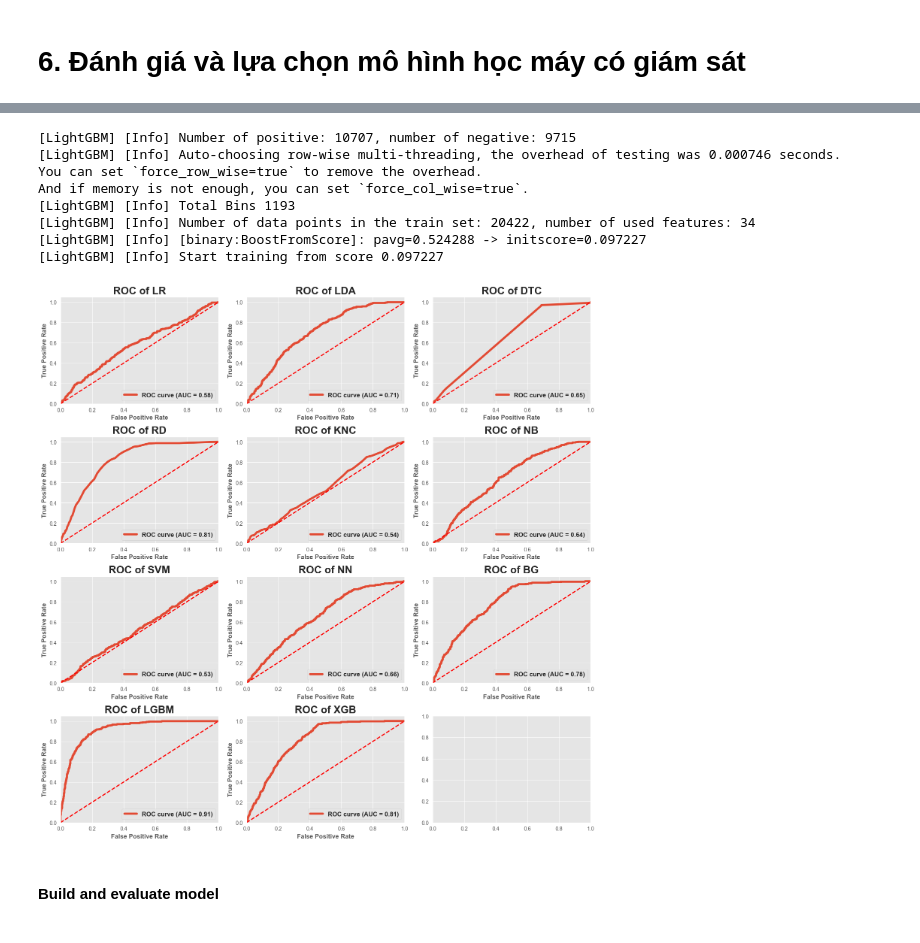
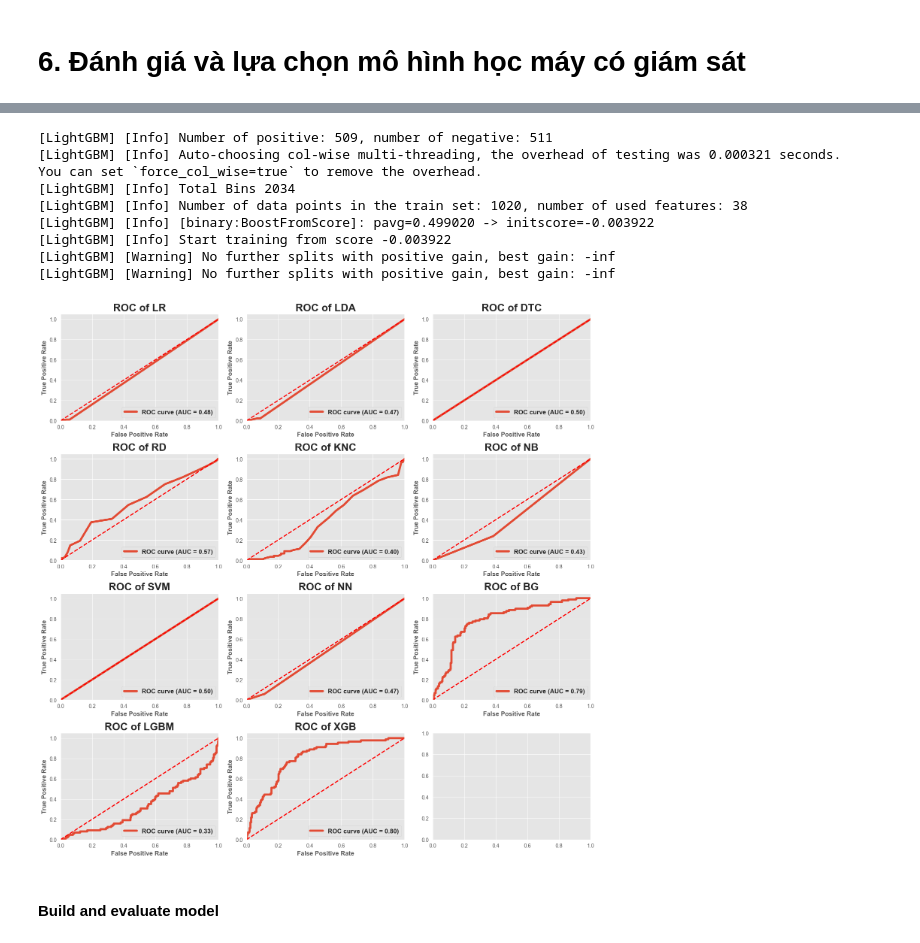
Before and after one commit to dinhtanloc/ads_fraud_detection, a Jupyter notebook: src/prj1/4.traditional_model/exp_gan/traditional model5_2 copy.ipynb, the cells around one changed output, grey strips where cells are left out. Saved outputs shown, nothing was run; the diff lists cells and outputs as text; code cells hidden in the pictures.

```diff
--- a/src/prj1/4.traditional_model/exp_gan/traditional model5_2 copy.ipynb
+++ b/src/prj1/4.traditional_model/exp_gan/traditional model5_2 copy.ipynb
@@ -32,3 +32,7 @@ class_weights_dict
+# %%
+label_encoder = LabelEncoder()
+y_train['fraud_reported'] = label_encoder.fit_transform(y_train['fraud_reported'])
+y_test['fraud_reported'] = label_encoder.fit_transform(y_test['fraud_reported'])
 # %%
 print(y_train.value_counts())
 print(y_test.value_counts())
@@ -229,6 +240,13 @@ names = [
     'LGBM',  # Thêm mô hình LightGBM
     'XGB'    # Thêm mô hình XGBoost
 ]
+# %%
+category_columns=dict(np.load(f'{exps_dir}/exp1/columns_dtype.npz',allow_pickle=True))['category_columns']
+for column in category_columns:
+    if column=="fraud_reported":
+        continue
+    label_encoder = LabelEncoder()
+    x_test[column] = label_encoder.fit_transform(x_test[column])
 # %%
 import matplotlib.pyplot as plt
 from sklearn.metrics import roc_curve, auc
@@ -254,46 +272,47 @@ def plot_roc_curve(model, name, X_test, y_test, ax):
     ax.set_ylim([0.0, 1.05])
     ax.set_xlabel('False Positive Rate', fontsize=12, weight='bold')  # Đặt kích thước và độ dày cho nhãn trục x
     ax.set_ylabel('True Positive Rate', fontsize=12, weight='bold')   # Đặt kích thước và độ dày cho nhãn trục y
     ax.set_title(f'ROC of {name}',fontsize=20, weight='bold')  # Đặt kích thước và độ dày cho tiêu đề
     ax.legend(loc="lower right", prop={'size': 12, 'weight': 'bold'})  # Đặt kích thước và độ dày cho chú thích
 
 
 # Tạo một lưới đồ thị 3x3
 fig, axes = plt.subplots(4, 3, figsize=(15, 15))
 models = [
-    LogisticRegression(class_weight='balanced', random_state=seed),
+    LogisticRegression(class_weight=class_weights_dict, random_state=seed),
     LinearDiscriminantAnalysis(),
-    DecisionTreeClassifier(criterion='gini', max_depth=5, min_samples_split=4, class_weight='balanced', random_state=seed),
-    RandomForestClassifier(n_estimators=100, random_state=seed, class_weight='balanced'),
+    DecisionTreeClassifier(criterion='gini', max_depth=5, min_samples_split=4, random_state=seed, class_weight=class_weights_dict),
+    RandomForestClassifier(n_estimators=100, random_state=seed),
     KNeighborsClassifier(n_neighbors=100),
     GaussianNB(),
-    SVC(kernel='rbf', gamma='scale', class_weight='balanced', random_state=seed),
+    SVC(kernel='rbf', gamma='scale', random_state=seed, class_weight=class_weights_dict),
     MLPClassifier(hidden_layer_sizes=(100,), max_iter=500, random_state=seed),
     GradientBoostingClassifier(n_estimators=100, learning_rate=1.0, max_depth=1, random_state=42),
     LGBMClassifier(n_estimators=100, learning_rate=0.1, max_depth=-1, random_state=seed),  # Mô hình LightGBM
     XGBClassifier(n_estimators=100, learning_rate=0.1, max_depth=3, random_state=seed, use_label_encoder=False, eval_metric='mlogloss')  # Mô hình XGBoost# Lặp qua từng mô hình và vẽ đường cong ROC
 ]
 for i, model in enumerate(models):
     name=names[i]
     row = i // 3
     col = i % 3
     plot_roc_curve(model,name , x_test, y_test, ax=axes[row, col])
 
 # Cân chỉnh khoảng cách giữa các subplot
 plt.tight_layout()
 
 # Hiển thị đồ thị
 plt.show()
 # %% [output]
-[LightGBM] [Info] Number of positive: 10707, number of negative: 9715
-[LightGBM] [Info] Auto-choosing row-wise multi-threading, the overhead of testing was 0.000746 seconds.
-You can set `force_row_wise=true` to remove the overhead.
-And if memory is not enough, you can set `force_col_wise=true`.
-[LightGBM] [Info] Total Bins 1193
-[LightGBM] [Info] Number of data points in the train set: 20422, number of used features: 34
-[LightGBM] [Info] [binary:BoostFromScore]: pavg=0.524288 -> initscore=0.097227
-[LightGBM] [Info] Start training from score 0.097227
+[LightGBM] [Info] Number of positive: 509, number of negative: 511
+[LightGBM] [Info] Auto-choosing col-wise multi-threading, the overhead of testing was 0.000321 seconds.
+You can set `force_col_wise=true` to remove the overhead.
+[LightGBM] [Info] Total Bins 2034
+[LightGBM] [Info] Number of data points in the train set: 1020, number of used features: 38
+[LightGBM] [Info] [binary:BoostFromScore]: pavg=0.499020 -> initscore=-0.003922
+[LightGBM] [Info] Start training from score -0.003922
+[LightGBM] [Warning] No further splits with positive gain, best gain: -inf
+[LightGBM] [Warning] No further splits with positive gain, best gain: -inf
-[figure, old version]
+[figure, new version]
 # %%
 kfold = KFold(n_splits=5, shuffle=True, random_state=42)
 
```
Also changed, not shown: parts of 20 cells of this notebook, 4 other files.
